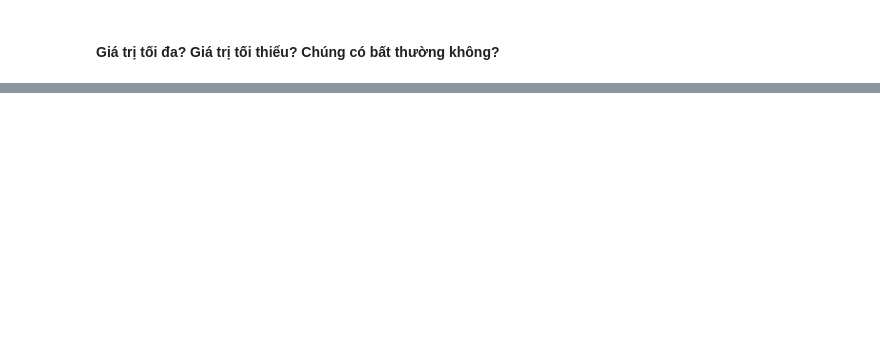
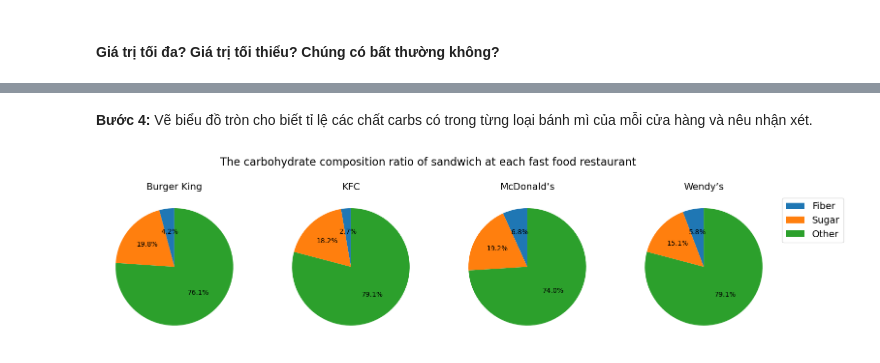
Before and after one commit to pnn03/LTKHDL, a Jupyter notebook: Source.ipynb, the cells around one changed output, grey strips where cells are left out. Cells and saved outputs as stored; diff of their text form; code cells hidden in the pictures; blank space fills up the shorter version.

```diff
--- a/Source.ipynb
+++ b/Source.ipynb
@@ -126,0 +361,14 @@ fastfood_df = fastfood_df.drop_duplicates()
+# %%
+# Hàm tính tỉ lệ chất xơ, tỉ lệ đường và tỉ lệ các chất carbs khác theo từng cửa hàng
+def calculate_fiber_sugar_ratio(df):
+    df['Fiber'] = df['Fiber(g)'] / df['Carbs(g)']
+    df['Sugar'] = df['Sugars(g)'] / df['Carbs(g)']
+    df['Other'] = 1 - df['Sugar'] - df['Fiber']
+    ratio_carbs = df.groupby('Company', observed=False)[['Fiber', 'Sugar', 'Other']].mean()
+    ratio_carbs = ratio_carbs.dropna(how='all')
+    ratio_carbs
+    return ratio_carbs
+# %%
+# Tính tỉ lệ các chất carbs trong sandwich của từng cửa hàng
+sandwich_carbs_ratio = calculate_fiber_sugar_ratio(sandwich_df)
+sandwich_carbs_ratio
@@ -126,0 +392,25 @@ fastfood_df = fastfood_df.drop_duplicates()
+# %% [markdown]
+**Bước 4:** Vẽ biểu đồ tròn cho biết tỉ lệ các chất carbs có trong từng loại bánh mì của mỗi cửa hàng và nêu nhận xét.
+# %%
+# Hàm vẽ các biểu đồ tròn thể hiện tỉ lệ các chất Carbs trong bánh mì cho từng cửa hàng.
+def visualize_carbs_ratio(ratio_carbs, name_dish):
+    ratio = ratio_carbs.columns
+    company = ratio_carbs.index
+    num_pies = len(company)
+
+    fig, axes = plt.subplots(nrows=1, ncols=num_pies, figsize=(18,num_pies+1))
+    axes = axes.flatten()
+    fig.suptitle(f"The carbohydrate composition ratio of {name_dish} at each fast food restaurant",  y=0.7+1/num_pies, fontsize=16)
+
+    for i in range(len(company)):
+        sizes = ratio_carbs.loc[company[i]]
+        axes[i].pie(sizes, autopct='%1.1f%%', startangle=90)
+        axes[i].set_title(f'{company[i]}', fontsize=14)
+
+    plt.legend(list(ratio), bbox_to_anchor=(1, 1), fontsize=14)
+    plt.show()
+# %%
+# Biểu đồ thể hiện tỉ lệ các chất Carbs có trong sandwich theo từng cửa hàng.
+visualize_carbs_ratio(sandwich_carbs_ratio, "sandwich")
+# %% [output]
+[figure, added]
```
Also changed, not shown: parts of 48 cells of this notebook.
